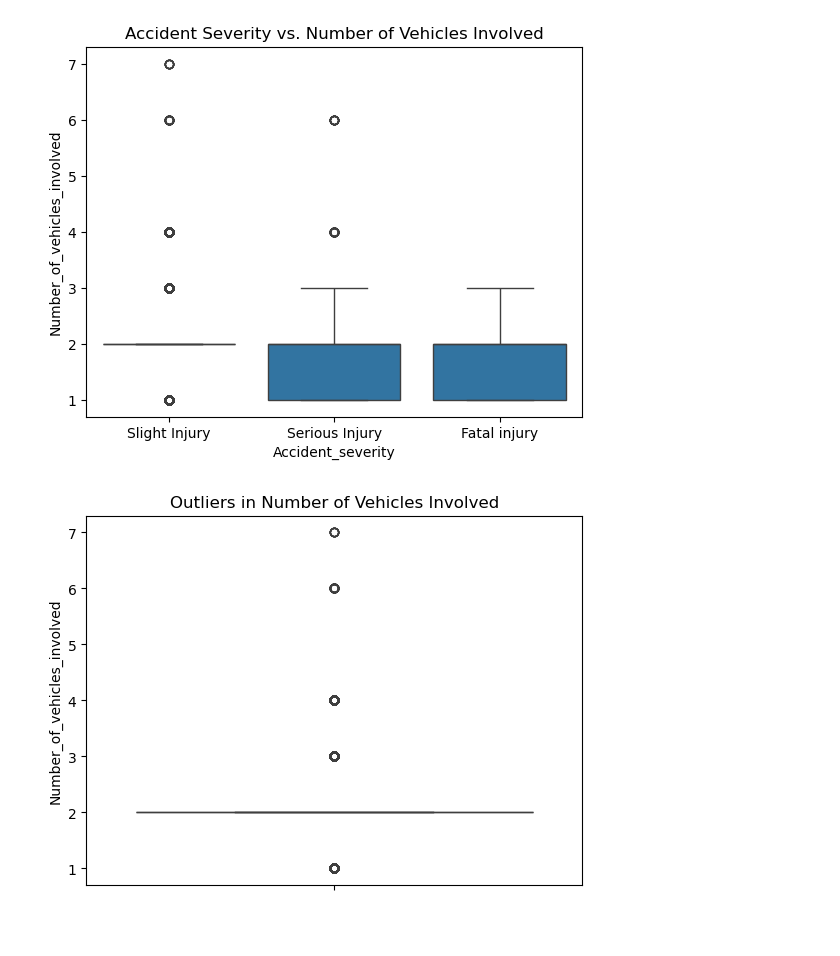
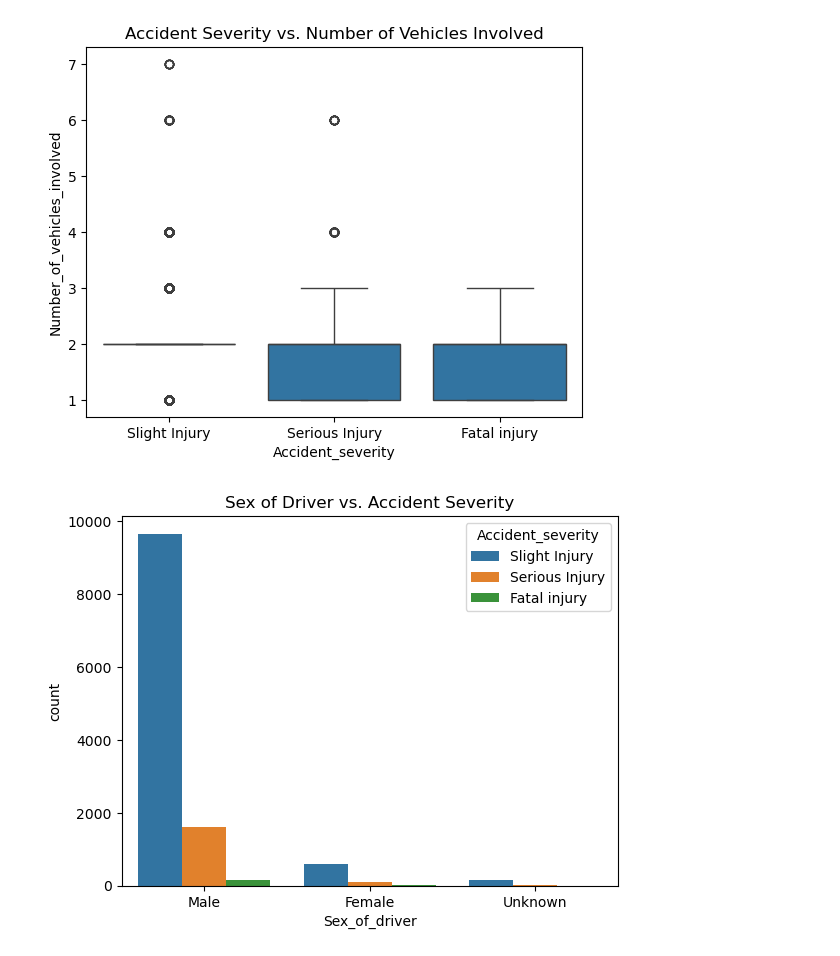
Before and after one commit to david11133/road-traffic-accidents-ml, a Jupyter notebook: notebooks/01_data_exploration.ipynb, the cells around one changed output. Cells and saved outputs as stored; diff of their text form; code cells hidden in the pictures; blank space fills up the shorter version.

Commit message:
Comparing the gender of the driver and the accident severity

```diff
--- a/notebooks/01_data_exploration.ipynb
+++ b/notebooks/01_data_exploration.ipynb
@@ -173,10 +173,10 @@ plt.title('Accident Severity vs. Number of Vehicles Involved')
 plt.show()
 # %% [output]
 [figure]
-# %%
-# Boxplot to Detect Outliers in Numerical Features
-sns.boxplot(data=df['Number_of_vehicles_involved'])
-plt.title('Outliers in Number of Vehicles Involved')
-plt.show()
-# %% [output]
-[figure, removed]
+# %%
+# Comparing Sex_of_driver with Accident Severity
+sns.countplot(data=df, x='Sex_of_driver', hue='Accident_severity')
+plt.title('Sex of Driver vs. Accident Severity')
+plt.show()
+# %% [output]
+[figure, added]
```
